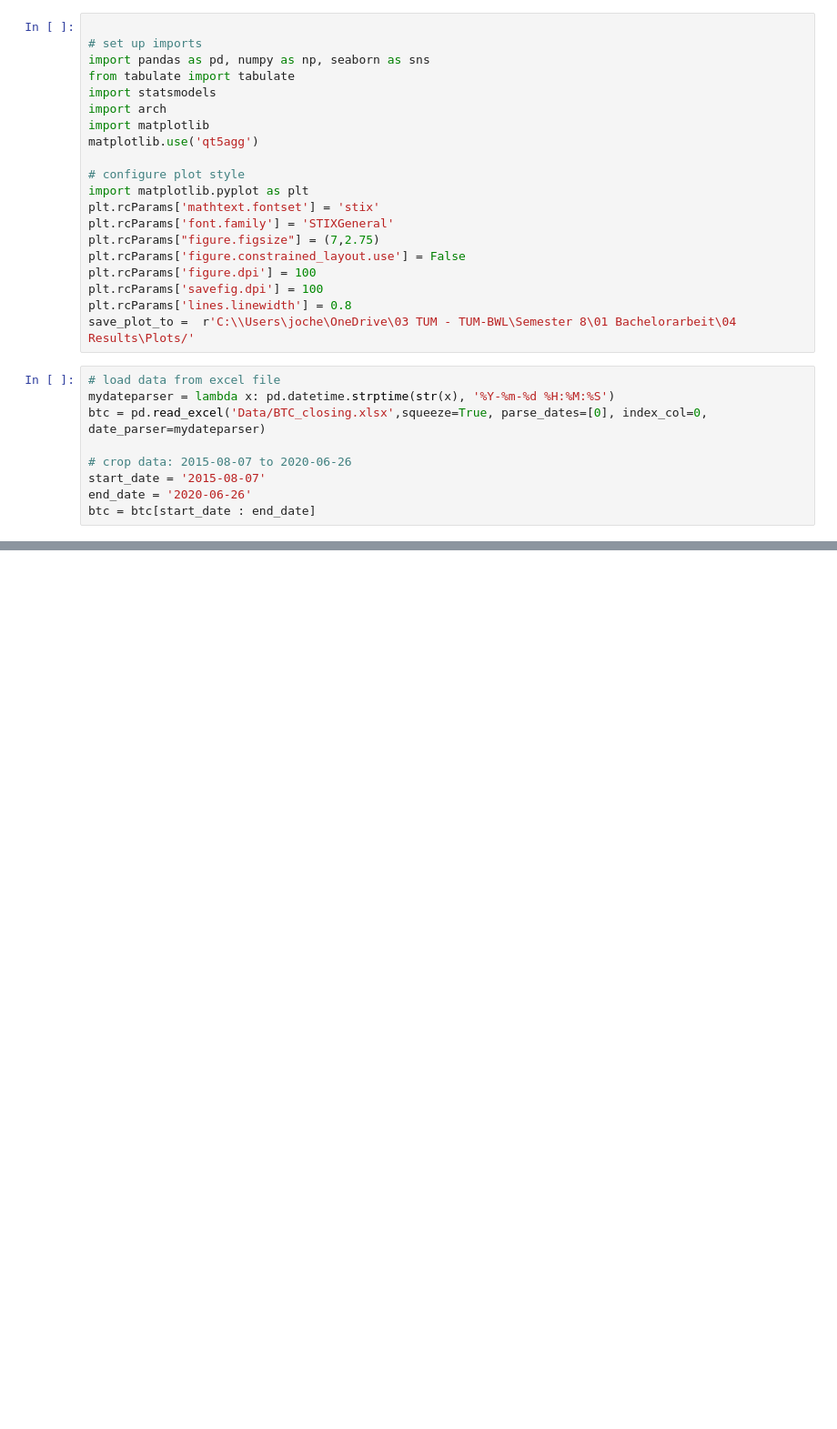
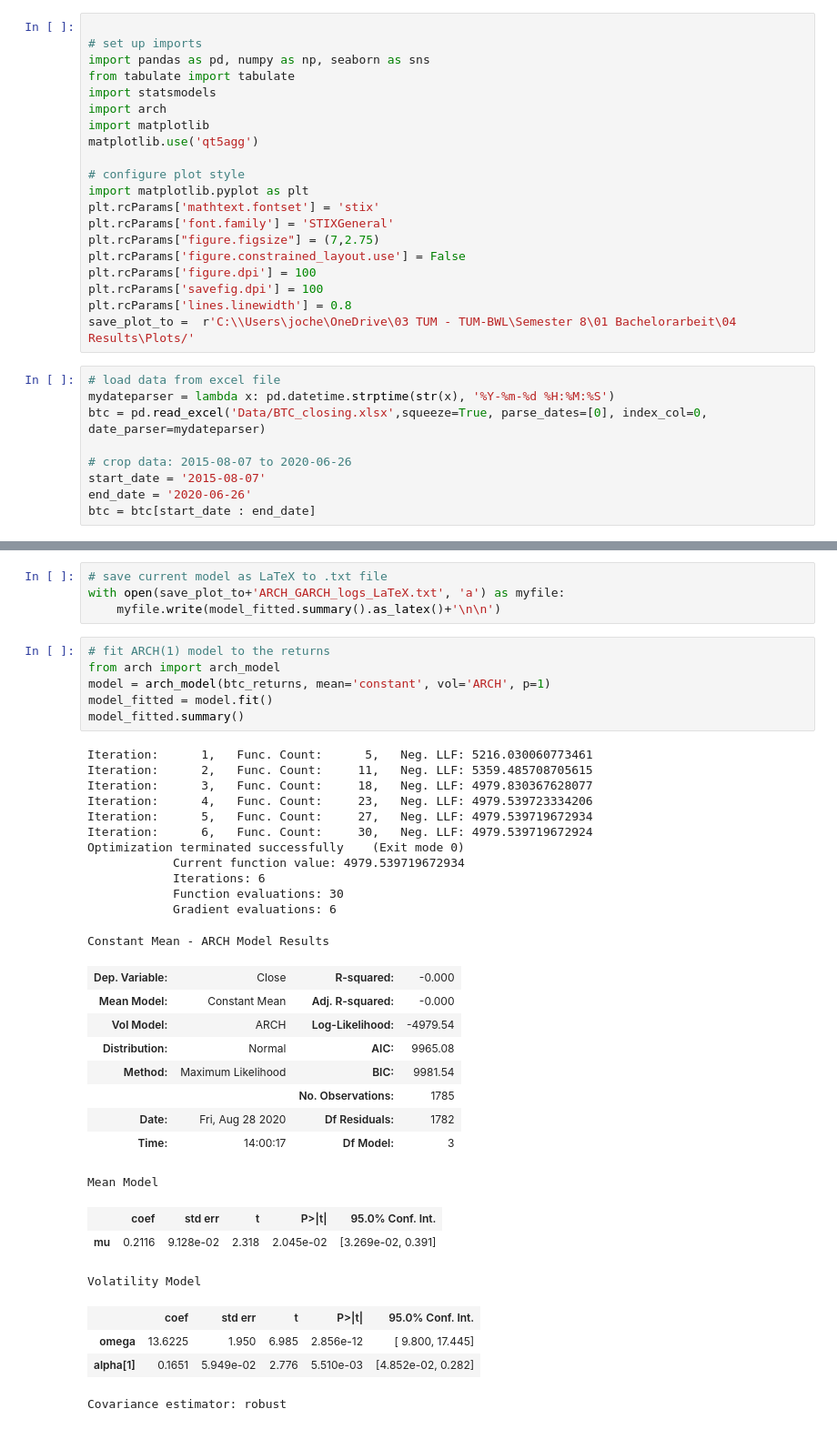
Before and after one commit to jochenmadler/BA_TimeSeriesAnalysis, a Jupyter notebook: M3.ipynb, the cells around one changed output, grey strips where cells are left out. Shown at 91% size. Drawn from its saved outputs; the diff is of its cells as text; blank space fills up the shorter version.

```diff
--- a/M3.ipynb
+++ b/M3.ipynb
@@ -43,0 +94,39 @@ qqplot(btc_log_diff1, line='s')
+# %%
+# save current model as LaTeX to .txt file
+with open(save_plot_to+'ARCH_GARCH_logs_LaTeX.txt', 'a') as myfile:
+    myfile.write(model_fitted.summary().as_latex()+'\n\n')
+# %%
+# fit ARCH(1) model to the returns
+from arch import arch_model
+model = arch_model(btc_returns, mean='constant', vol='ARCH', p=1)
+model_fitted = model.fit()
+model_fitted.summary()
+# %% [output]
+Iteration:      1,   Func. Count:      5,   Neg. LLF: 5216.030060773461
+Iteration:      2,   Func. Count:     11,   Neg. LLF: 5359.485708705615
+Iteration:      3,   Func. Count:     18,   Neg. LLF: 4979.830367628077
+Iteration:      4,   Func. Count:     23,   Neg. LLF: 4979.539723334206
+Iteration:      5,   Func. Count:     27,   Neg. LLF: 4979.539719672934
+Iteration:      6,   Func. Count:     30,   Neg. LLF: 4979.539719672924
+Optimization terminated successfully    (Exit mode 0)
+            Current function value: 4979.539719672934
+            Iterations: 6
+            Function evaluations: 30
+            Gradient evaluations: 6
+Constant Mean - ARCH Model Results
+| Dep. Variable: | Close | R-squared: | -0.000 |
+| Mean Model: | Constant Mean | Adj. R-squared: | -0.000 |
+| Vol Model: | ARCH | Log-Likelihood: | -4979.54 |
+| Distribution: | Normal | AIC: | 9965.08 |
+| Method: | Maximum Likelihood | BIC: | 9981.54 |
+|  |  | No. Observations: | 1785 |
+| Date: | Fri, Aug 28 2020 | Df Residuals: | 1782 |
+| Time: | 14:00:17 | Df Model: | 3 |
+Mean Model
+|  | coef | std err | t | P>|t| | 95.0% Conf. Int. |
+| mu | 0.2116 | 9.128e-02 | 2.318 | 2.045e-02 | [3.269e-02, 0.391] |
+Volatility Model
+|  | coef | std err | t | P>|t| | 95.0% Conf. Int. |
+| omega | 13.6225 | 1.950 | 6.985 | 2.856e-12 | [ 9.800, 17.445] |
+| alpha[1] | 0.1651 | 5.949e-02 | 2.776 | 5.510e-03 | [4.852e-02, 0.282] |
+Covariance estimator: robust
```
Also changed, not shown: parts of 6 cells of this notebook.
